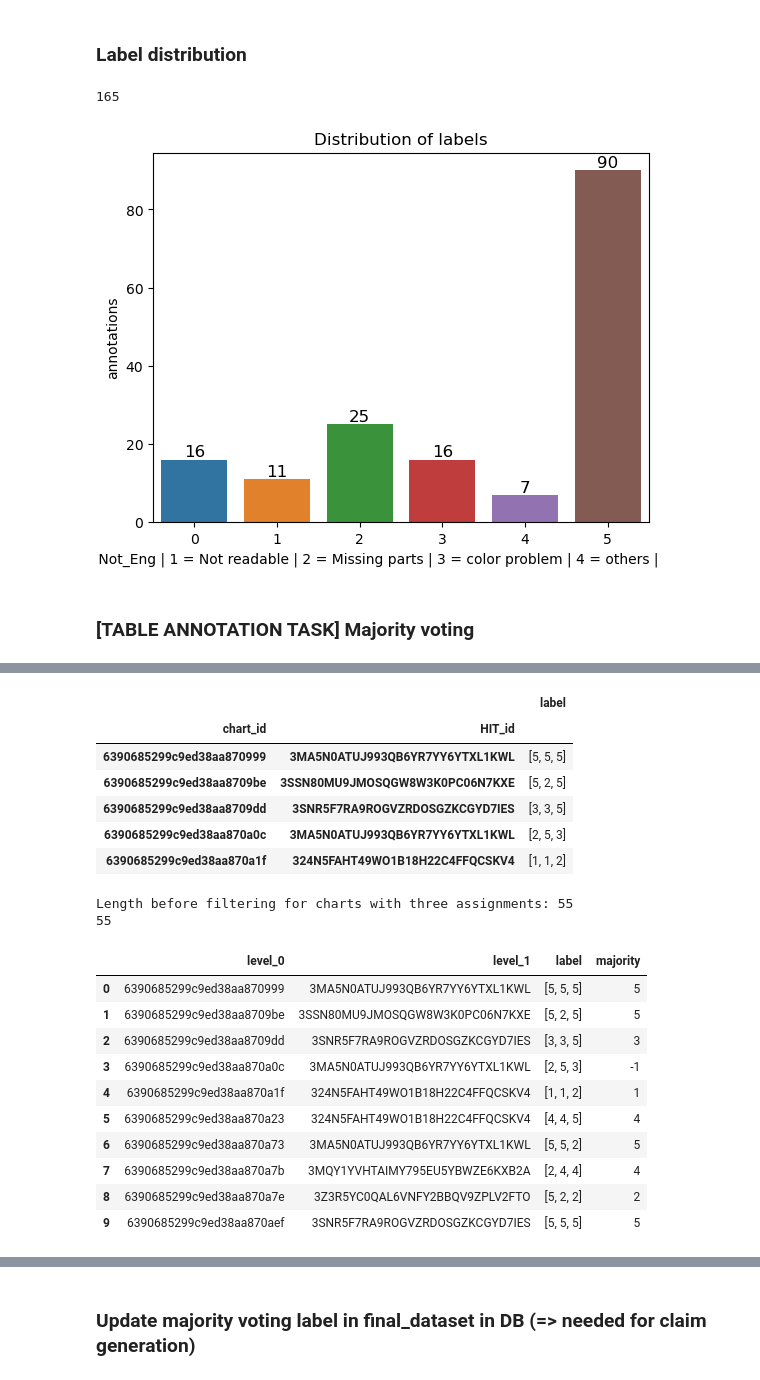
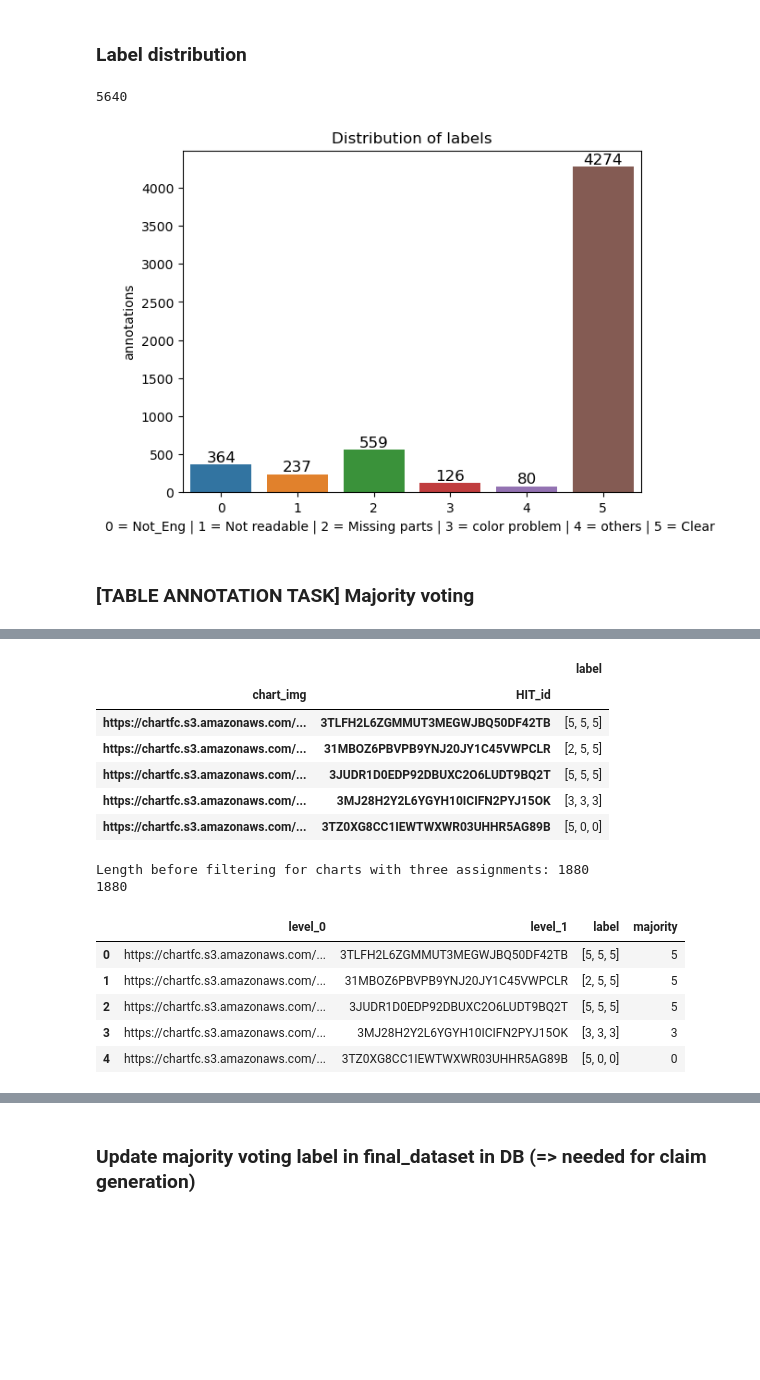
Before and after one commit to mubasharaak/chartfc_dataset_wikicommons, a Jupyter notebook: code/notebooks/Chartfc_postprocess_crowdsourcing.ipynb, the cells around one changed output, grey strips where cells are left out. Cells and saved outputs as stored; diff of their text form; code cells hidden in the pictures; blank space fills up the shorter version.

```diff
--- a/code/notebooks/Chartfc_postprocess_crowdsourcing.ipynb
+++ b/code/notebooks/Chartfc_postprocess_crowdsourcing.ipynb
@@ -36,11 +38,9 @@ task = "chart_filtering"
 # Load file with annotations into pandas.DataFrame OR if annotations saved in DB, create client and load data, example below
 df = pd.DataFrame()
 
-# List of banned workers, if any (.json file)
-path_banned_workers = './banned_list.json'
-
-PROJECT_PATH = r"C:\Users\tahmasebis\PycharmProjects\ChartFC\Crowd_sourcing"
+PROJECT_PATH = r"/Users/user/Library/CloudStorage/OneDrive-King'sCollegeLondon/PycharmProjects/chartfc_dataset_wikicommons"
 PATH_MONGODB_CREDENTIALS = os.path.join(PROJECT_PATH, 'config/mongodb_credentials.json')
+PATH_BANNED_WORKERS = os.path.join(PROJECT_PATH, 'config/banlist.json')
 # %% [markdown]
 --------
 # %%
@@ -63,12 +63,12 @@ Number of samples in 'hit_result_collection' is 11
 ### Create dataframe
 # %%
 # load list of banned workers to exclude them
-with open(path_banned_workers,'r') as f:
+with open(PATH_BANNED_WORKERS,'r') as f:
     banlist = json.load(f)
 
 # load list of rejected assignments to exclude them (if any exist)
-rejected_assignments = pd.read_excel("filled_answer_df.xlsx")
-rejected_assignments = list(rejected_assignments[rejected_assignments["reject"]==1].assignment_id)
+# rejected_assignments = pd.read_excel("filled_answer_df.xlsx")
+# rejected_assignments = list(rejected_assignments[rejected_assignments["reject"]==1].assignment_id)
 
 print(f"Number of banned workers is {len(banlist)}.")
-print(f"Number of rejected assignments is {len(rejected_assignments)}.")
+# print(f"Number of rejected assignments is {len(rejected_assignments)}.")
@@ -235,20 +254,24 @@ def calc_annotation_time(events: list):
 duration_min = []
 duration_sec = []
 worker_list = []
+workers_one_min = []
 
 for index, row in annotations_df.iterrows():
     worker_id = row['worker_id']
-    if worker_id in worker_list:
+#     if worker_id in worker_list:
 #         Uncomment rows below if we want to know time of non-first time workers
-        dur_sec, dur_min = calc_annotation_time(row["events"])
-        duration_sec.append(dur_sec)
-        duration_min.append(dur_min)
+#         dur_sec, dur_min = calc_annotation_time(row["events"])
+#         duration_sec.append(dur_sec)
+#         duration_min.append(dur_min)
 #         continue
-    else:
-        worker_list.append(worker_id)
-        dur_sec, dur_min = calc_annotation_time(row["events"])
-        duration_sec.append(dur_sec)
-        duration_min.append(dur_min)
+#     else:
+    worker_list.append(worker_id)
+    dur_sec, dur_min = calc_annotation_time(row["events"])
+    duration_sec.append(dur_sec)
+    duration_min.append(dur_min)
+
+    if dur_min <= 1:
+        workers_one_min.append(worker_id)
 
 
 # print boxplot of time duration for task
@@ -280,7 +320,7 @@ max    19.000000
 # %%
 len(output_df)
 # %% [output]
-165
+5640
 # %%
 df = pd.DataFrame({'label': output_df["label"]})
 ax = sns.barplot(x=df.label.value_counts().index, y=df.label.value_counts())
@@ -304,7 +344,7 @@ ax.set(xlabel='0 = Not_Eng | 1 = Not readable | 2 = Missing parts | 3 = color pr
 
 plt.show()
 # %% [output]
-[figure, old version]
+[figure, new version]
 # %% [markdown]
 ### [TABLE ANNOTATION TASK] Majority voting
 # %%
@@ -327,15 +367,15 @@ pre_label_df.head()
 | 3 | 324N5FAHT49WO1B18H22C4FFQCSKV4 | 6390685299c9ed38aa870bd4 | https://chartfc.s3.amazonaws.com/... | [1] | [-1] |
 | 4 | 324N5FAHT49WO1B18H22C4FFQCSKV4 | 6390685299c9ed38aa870a23 | https://chartfc.s3.amazonaws.com/... | [4] | [-1] |
 # %%
-label_df = pre_label_df.groupby(['chart_id', 'HIT_id']).agg({'label': "sum"})
+label_df = pre_label_df.groupby(['chart_img', 'HIT_id']).agg({'label': "sum"})
 # for checking the quality of work run below to look at chart images
 #label_df = pre_label_df.groupby(['chart_img', 'HIT_id']).agg({'label': "sum"})
 label_df.head()
 # %% [output]
 |  |  | label |
-| chart_id | HIT_id |  |
-| 6390685299c9ed38aa870999 | 3MA5N0ATUJ993QB6YR7YY6YTXL1KWL | [5, 5, 5] |
-| 6390685299c9ed38aa8709be | 3SSN80MU9JMOSQGW8W3K0PC06N7KXE | [5, 2, 5] |
-| 6390685299c9ed38aa8709dd | 3SNR5F7RA9ROGVZRDOSGZKCGYD7IES | [3, 3, 5] |
-| 6390685299c9ed38aa870a0c | 3MA5N0ATUJ993QB6YR7YY6YTXL1KWL | [2, 5, 3] |
-| 6390685299c9ed38aa870a1f | 324N5FAHT49WO1B18H22C4FFQCSKV4 | [1, 1, 2] |
+| chart_img | HIT_id |  |
+| https://chartfc.s3.amazonaws.com/... | 3TLFH2L6ZGMMUT3MEGWJBQ50DF42TB | [5, 5, 5] |
+| https://chartfc.s3.amazonaws.com/... | 31MBOZ6PBVPB9YNJ20JY1C45VWPCLR | [2, 5, 5] |
+| https://chartfc.s3.amazonaws.com/... | 3JUDR1D0EDP92DBUXC2O6LUDT9BQ2T | [5, 5, 5] |
+| https://chartfc.s3.amazonaws.com/... | 3MJ28H2Y2L6YGYH10ICIFN2PYJ15OK | [3, 3, 3] |
+| https://chartfc.s3.amazonaws.com/... | 3TZ0XG8CC1IEWTWXWR03UHHR5AG89B | [5, 0, 0] |
@@ -345,30 +382,25 @@ temp
 # %%
 # label_df = pre_label_df.groupby(['claim_id', 'HIT_id']).agg('sum')
 # label_df = pre_label_df.groupby(['majority']).agg('sum')
 
 label_df = label_df.dropna()
 
 print(f"Length before filtering for charts with three assignments: {len(label_df)}")
 label_df = pd.DataFrame([row for index, row in label_df.iterrows() if len(row["label"])==3])
 label_df['majority'] = label_df['label'].apply(majority)
 
 label_df = label_df.reset_index()
 print(len(label_df))
-label_df.head(10)
+label_df.head(5)
 # %% [output]
-Length before filtering for charts with three assignments: 55
-55
+Length before filtering for charts with three assignments: 1880
+1880
 |  | level_0 | level_1 | label | majority |
-| 0 | 6390685299c9ed38aa870999 | 3MA5N0ATUJ993QB6YR7YY6YTXL1KWL | [5, 5, 5] | 5 |
-| 1 | 6390685299c9ed38aa8709be | 3SSN80MU9JMOSQGW8W3K0PC06N7KXE | [5, 2, 5] | 5 |
-| 2 | 6390685299c9ed38aa8709dd | 3SNR5F7RA9ROGVZRDOSGZKCGYD7IES | [3, 3, 5] | 3 |
-| 3 | 6390685299c9ed38aa870a0c | 3MA5N0ATUJ993QB6YR7YY6YTXL1KWL | [2, 5, 3] | -1 |
-| 4 | 6390685299c9ed38aa870a1f | 324N5FAHT49WO1B18H22C4FFQCSKV4 | [1, 1, 2] | 1 |
-| 5 | 6390685299c9ed38aa870a23 | 324N5FAHT49WO1B18H22C4FFQCSKV4 | [4, 4, 5] | 4 |
-| 6 | 6390685299c9ed38aa870a73 | 3MA5N0ATUJ993QB6YR7YY6YTXL1KWL | [5, 5, 2] | 5 |
-| 7 | 6390685299c9ed38aa870a7b | 3MQY1YVHTAIMY795EU5YBWZE6KXB2A | [2, 4, 4] | 4 |
-| 8 | 6390685299c9ed38aa870a7e | 3Z3R5YC0QAL6VNFY2BBQV9ZPLV2FTO | [5, 2, 2] | 2 |
-| 9 | 6390685299c9ed38aa870aef | 3SNR5F7RA9ROGVZRDOSGZKCGYD7IES | [5, 5, 5] | 5 |
+| 0 | https://chartfc.s3.amazonaws.com/... | 3TLFH2L6ZGMMUT3MEGWJBQ50DF42TB | [5, 5, 5] | 5 |
+| 1 | https://chartfc.s3.amazonaws.com/... | 31MBOZ6PBVPB9YNJ20JY1C45VWPCLR | [2, 5, 5] | 5 |
+| 2 | https://chartfc.s3.amazonaws.com/... | 3JUDR1D0EDP92DBUXC2O6LUDT9BQ2T | [5, 5, 5] | 5 |
+| 3 | https://chartfc.s3.amazonaws.com/... | 3MJ28H2Y2L6YGYH10ICIFN2PYJ15OK | [3, 3, 3] | 3 |
+| 4 | https://chartfc.s3.amazonaws.com/... | 3TZ0XG8CC1IEWTWXWR03UHHR5AG89B | [5, 0, 0] | 0 |
 # %%
 df = pd.DataFrame({'label': label_df["majority"]})
 ax = sns.barplot(x=df.label.value_counts().index, y=df.label.value_counts())
```
Also changed, not shown: parts of 16 cells of this notebook, 5 other files.
